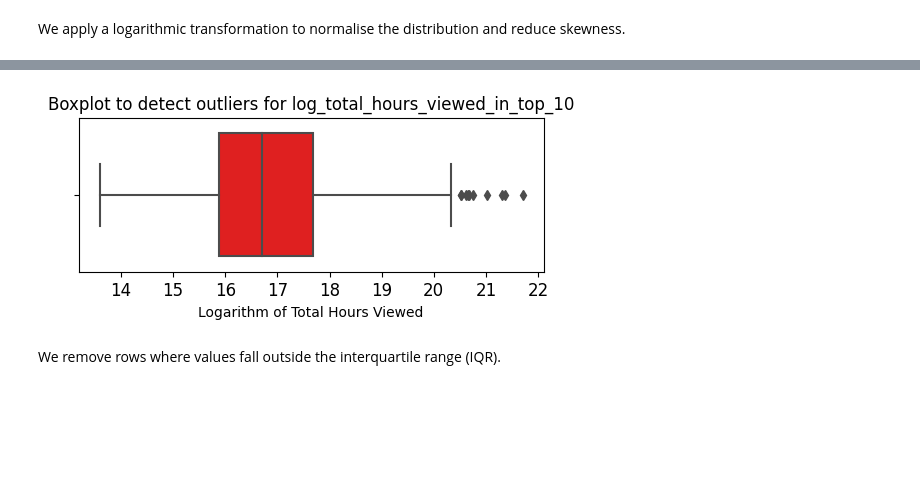
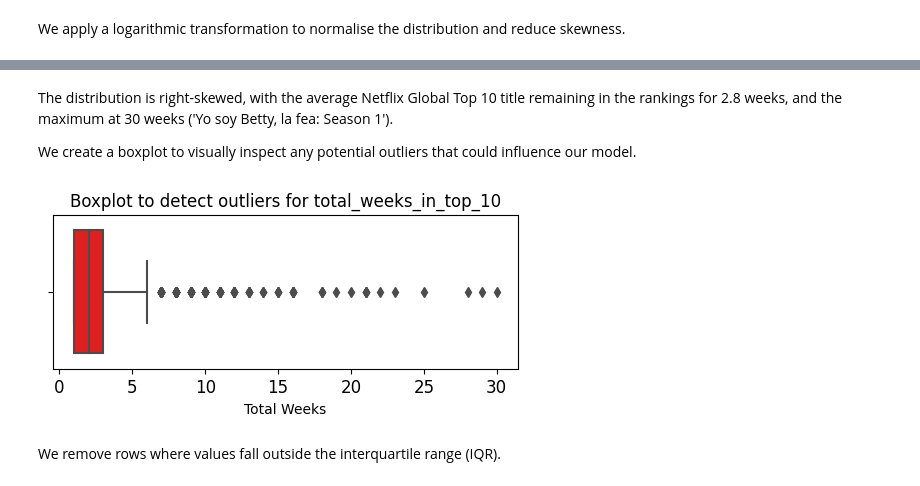
Before and after one commit to dpb24/netflix-global-top-10-performance-predictor-lr, a Jupyter notebook: netflix-global-top-10-performance-predictor.ipynb, the cells around one changed output, grey strips where cells are left out. Saved outputs shown, nothing was run; the diff lists cells and outputs as text; code cells hidden in the pictures; blank space fills up the shorter version.

Commit message:
Kaggle Notebook | Netflix Global Top 10 Performance Predictor | Version 6

```diff
--- a/netflix-global-top-10-performance-predictor.ipynb
+++ b/netflix-global-top-10-performance-predictor.ipynb
@@ -391,19 +469,20 @@ We apply a logarithmic transformation to normalise the distribution and reduce s
+# %% [markdown]
+The distribution is right-skewed, with the average Netflix Global Top 10 title remaining in the rankings for 2.8 weeks, and the maximum at 30 weeks ('Yo soy Betty, la fea: Season 1').
+
+We create a boxplot to visually inspect any potential outliers that could influence our model.
 # %%
-# Apply log safely (use log1p for non-negative values)
-summary_top10_global_weekly.loc[:, 'log_total_hours_viewed_in_top_10'] = np.log1p(summary_top10_global_weekly['total_hours_viewed_in_top_10'])
-
-# Create new boxplot to visualise distribution of transformed variable `log_total_hours_viewed_in_top_10`
+# Create a boxplot to visualise distribution of `total_weeks_in_top_10` in original, untransformed dataset
 plt.figure(figsize=(6,2))
-plt.title('Boxplot to detect outliers for log_total_hours_viewed_in_top_10', fontsize=12)
+plt.title('Boxplot to detect outliers for total_weeks_in_top_10', fontsize=12)
 plt.xticks(fontsize=12)
 plt.yticks(fontsize=12)
-sns.boxplot(x = 'log_total_hours_viewed_in_top_10',
+sns.boxplot(x = 'total_weeks_in_top_10',
             data = summary_top10_global_weekly,
             color='red')
-plt.xlabel("Logarithm of Total Hours Viewed")
+plt.xlabel("Total Weeks")
 plt.show()
 # %% [output]
-[figure, old version]
+[figure, new version]
 # %% [markdown]
 We remove rows where values fall outside the interquartile range (IQR).
 # %%
```
Also changed, not shown: parts of 56 cells of this notebook.
